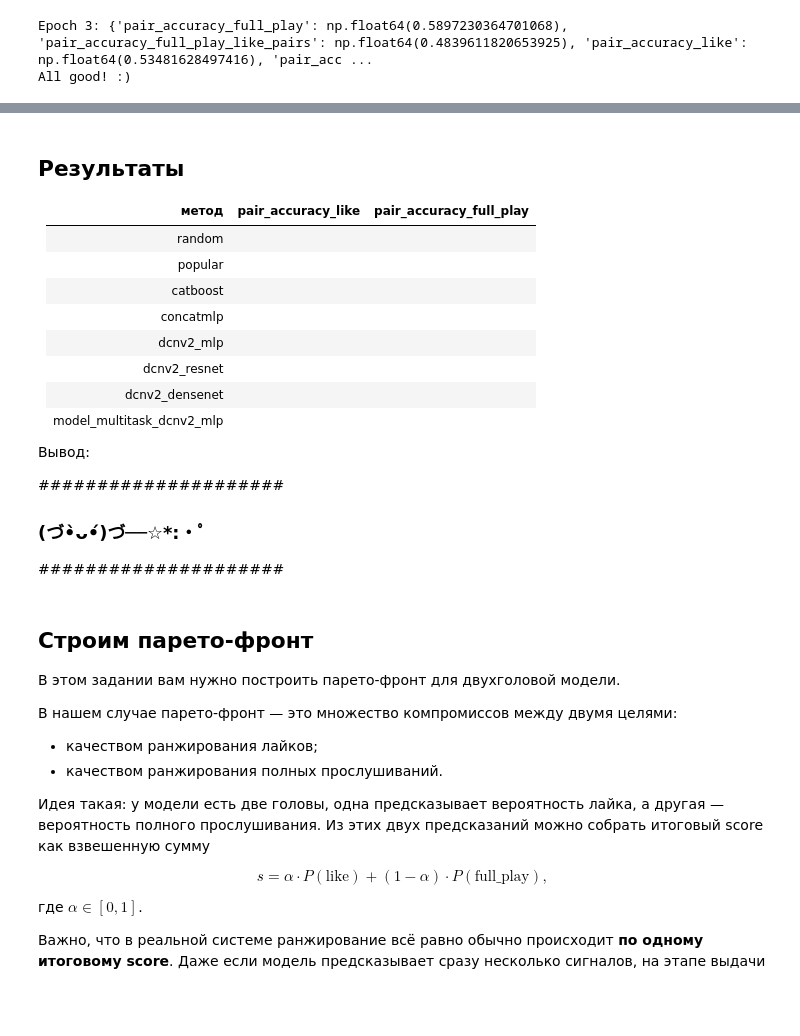
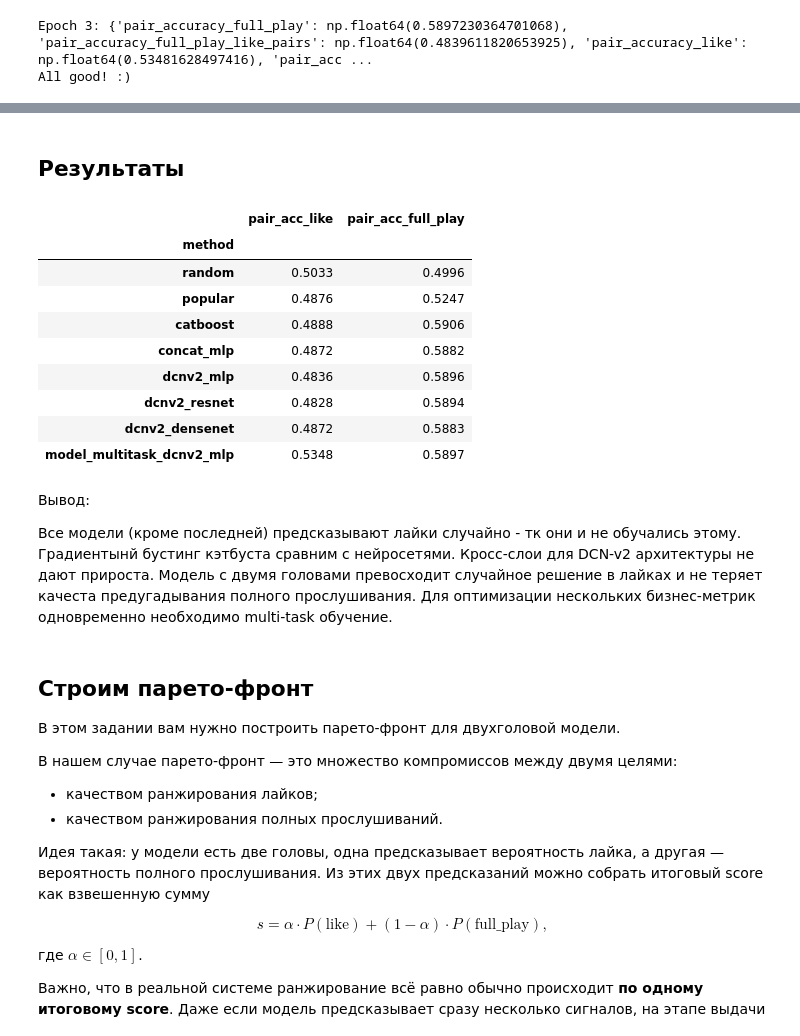
Before and after one commit to MeTStIL/YSDA-RecSys-2026, a Jupyter notebook: hw2/ranzirovanieMetlyakov.ipynb, the cells around one changed output, grey strips where cells are left out. Drawn from its saved outputs; the diff is of its cells as text; code cells hidden in the pictures; blank space fills up the shorter version.

```diff
--- a/hw2/ranzirovanieMetlyakov.ipynb
+++ b/hw2/ranzirovanieMetlyakov.ipynb
@@ -2405,22 +2392,23 @@ model_multitask_dcnv2_mlp         0.5348              0.5897
 # %% [markdown]
 ## Результаты
-
-| метод | pair_accuracy_like | pair_accuracy_full_play |
-|-------|-------------------:|------------------------:|
-| random |  |  |
-| popular |  |  |
-| catboost |  |  |
-| concatmlp | |  |
-| dcnv2_mlp |  |  |
-| dcnv2_resnet |  |  |
-| dcnv2_densenet |  |  |
-| model_multitask_dcnv2_mlp |  |  |
-
-Вывод:
-
-#####################
-### (づ•̀ᴗ•́)づ──☆*:・ﾟ
-#####################
+# %%
+df
+# %% [output]
+|  | pair_acc_like | pair_acc_full_play |
+| method |  |  |
+| random | 0.5033 | 0.4996 |
+| popular | 0.4876 | 0.5247 |
+| catboost | 0.4888 | 0.5906 |
+| concat_mlp | 0.4872 | 0.5882 |
+| dcnv2_mlp | 0.4836 | 0.5896 |
+| dcnv2_resnet | 0.4828 | 0.5894 |
+| dcnv2_densenet | 0.4872 | 0.5883 |
+| model_multitask_dcnv2_mlp | 0.5348 | 0.5897 |
+# %% [markdown]
+
+Вывод:
+
+Все модели (кроме последней) предсказывают лайки случайно - тк они и не обучались этому. Градиентынй бустинг кэтбуста сравним с нейросетями. Кросс-слои для DCN-v2 архитектуры не дают прироста. Модель с двумя головами превосходит случайное решение в лайках и не теряет качеста предугадывания полного прослушивания. Для оптимизации нескольких бизнес-метрик одновременно необходимо multi-task обучение.
 # %% [markdown]
 ## Строим парето-фронт
 
```
Also changed, not shown: parts of 11 cells of this notebook.
